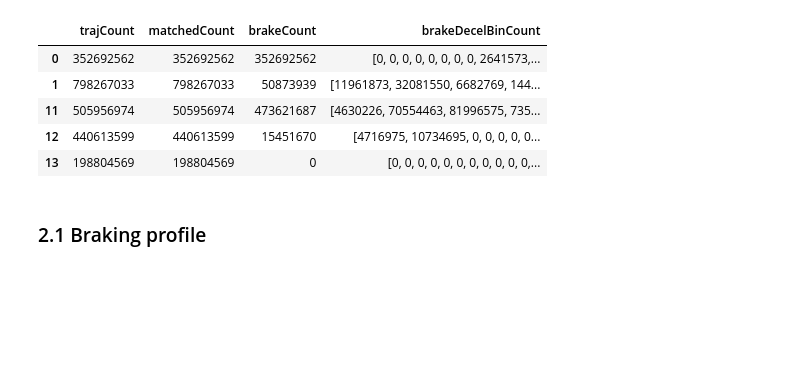
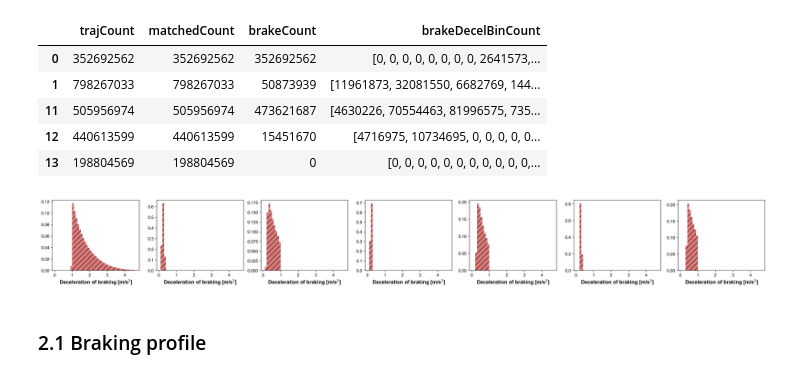
Before and after one commit to QiuziChen/brake-wear-emission-modeling, a Jupyter notebook: Doc_6_OpMode_ER_Assignment.ipynb, the cells around one changed output. Cells and saved outputs as stored; diff of their text form; code cells hidden in the pictures; blank space fills up the shorter version.

```diff
--- a/Doc_6_OpMode_ER_Assignment.ipynb
+++ b/Doc_6_OpMode_ER_Assignment.ipynb
@@ -136,6 +137,14 @@ agg_OpMode.head()
 | 11 | 505956974 | 505956974 | 473621687 | [4630226, 70554463, 81996575, 735... |
 | 12 | 440613599 | 440613599 | 15451670 | [4716975, 10734695, 0, 0, 0, 0, 0... |
 | 13 | 198804569 | 198804569 | 0 | [0, 0, 0, 0, 0, 0, 0, 0, 0, 0, 0,... |
+# %%
+# decel
+fig, axes = plt.subplots(1,7,figsize=(30,3))
+for ax,i in zip(axes, [0,1,11,12,21,22,33]):
+    ax.stairs(agg_OpMode['brakeDecelBinCount'].loc[i] /agg_OpMode['brakeCount'].loc[i], DECEL_BIN, color=RED, hatch='//', fill=True, alpha=0.6)
+    ax.set_xlabel("Deceleration of braking [m/s$^2$]", fontdict=LABEL_FONT)
+# %% [output]
+[figure, added]
 # %% [markdown]
 ### 2.1 Braking profile
 # %% [markdown]
```
Also changed, not shown: parts of 3 cells of this notebook.
